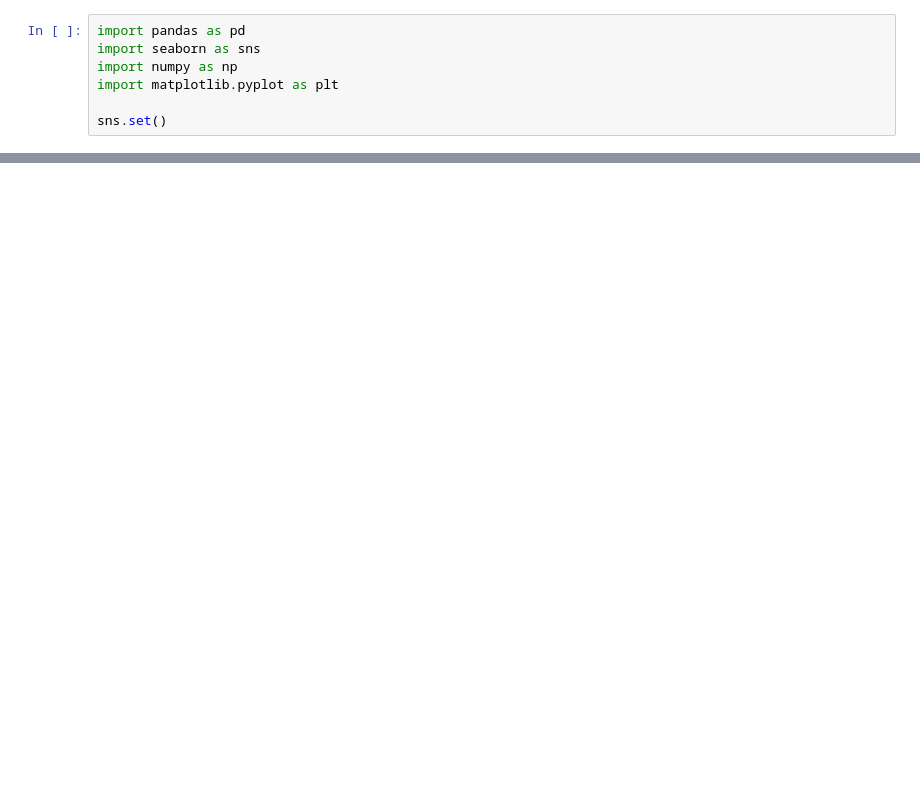
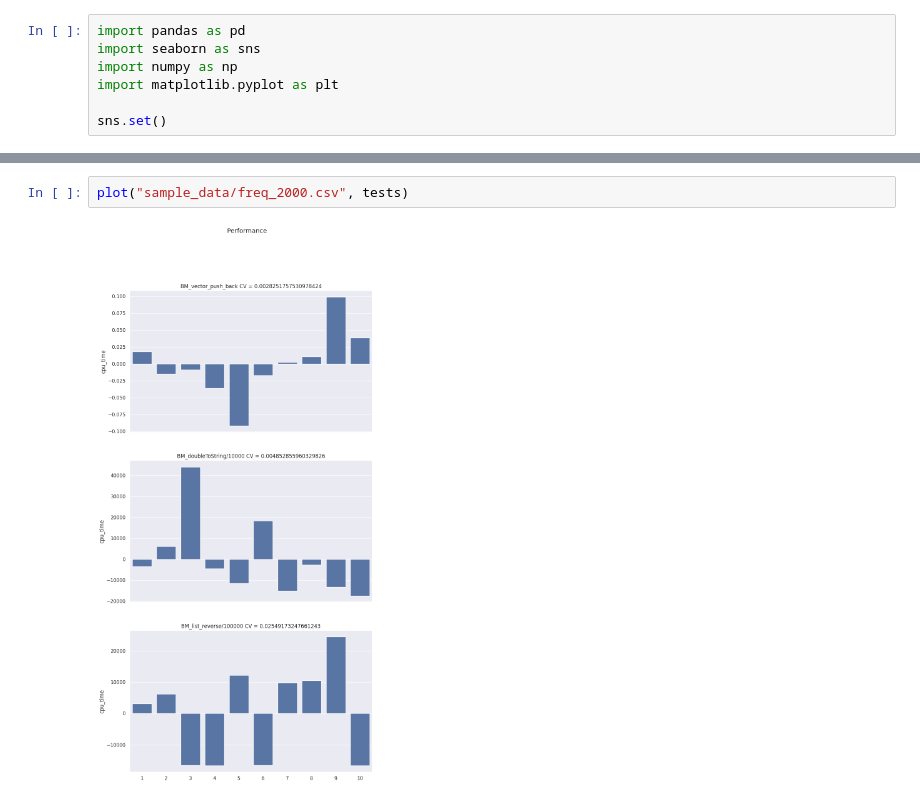
Before and after one commit to Tsyshnatiy/PerfUnitTests, a Jupyter notebook: PerfUnitTestsAnalysis.ipynb, the cells around one changed output, grey strips where cells are left out. Cells and saved outputs as stored; diff of their text form; blank space fills up the shorter version.

```diff
--- a/PerfUnitTestsAnalysis.ipynb
+++ b/PerfUnitTestsAnalysis.ipynb
@@ -46,0 +63,4 @@ plot("sample_data/governor_performance.csv", tests)
+# %%
+plot("sample_data/freq_2000.csv", tests)
+# %% [output]
+[figure, added]
```
Also changed, not shown: parts of 7 cells of this notebook.
